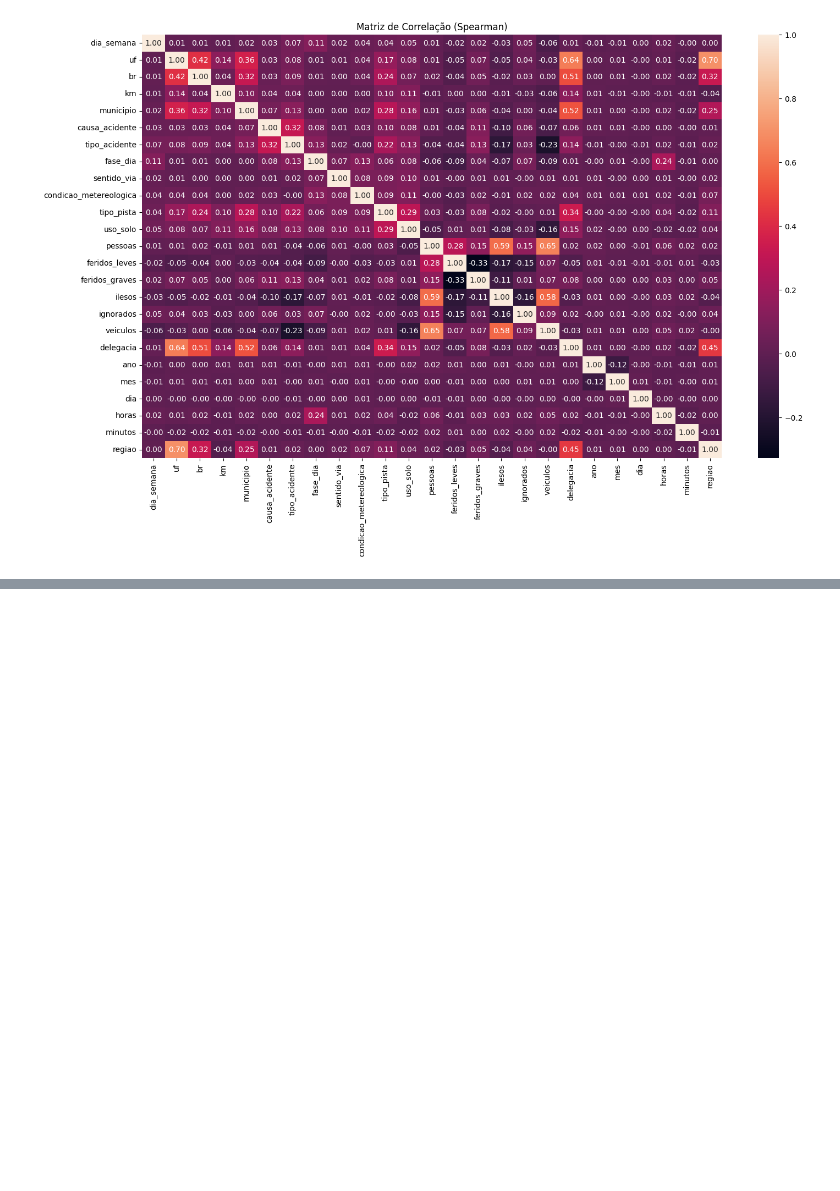
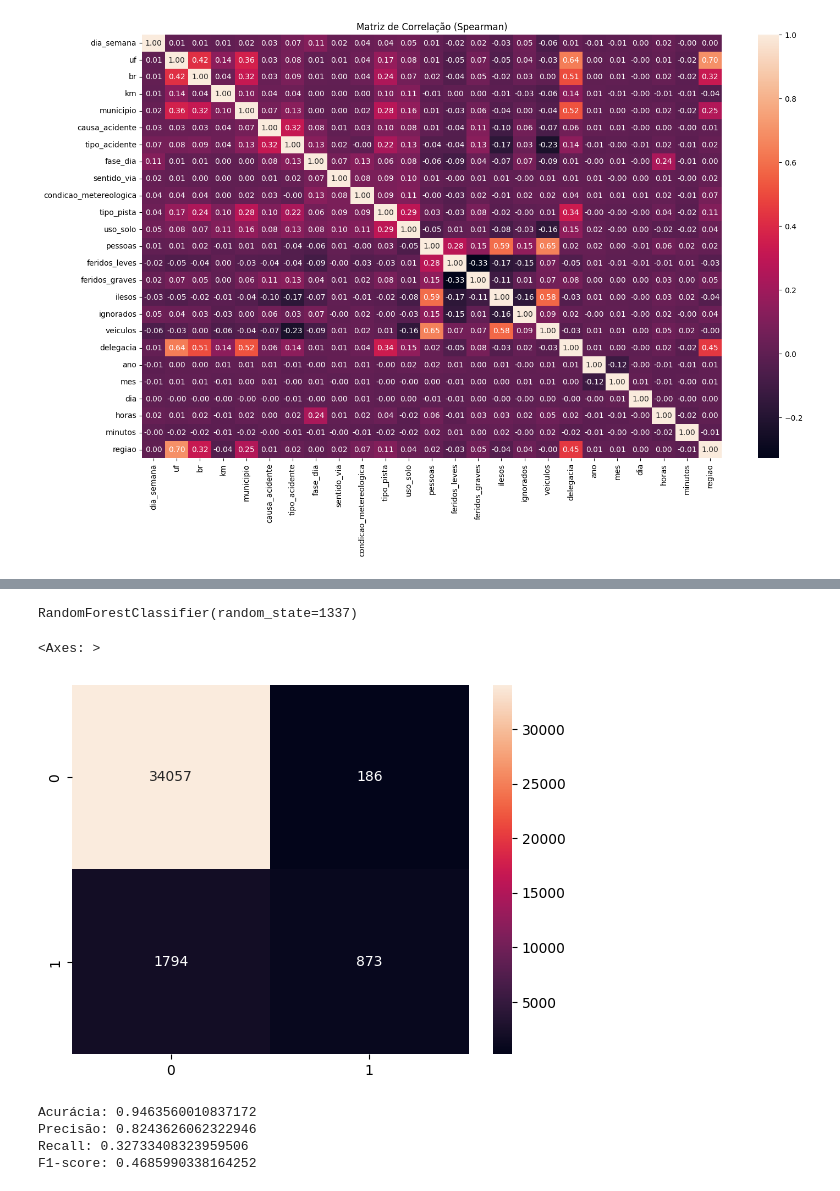
Before and after one commit to Muniz97/Data-Science---Federal-road-accidents---Brazil, a Jupyter notebook: 4 - Model/Federal_Accidents_Model.ipynb, the cells around one changed output, grey strips where cells are left out. Drawn from its saved outputs; the diff is of its cells as text; code cells hidden in the pictures; blank space fills up the shorter version.

```diff
--- a/4 - Model/Federal_Accidents_Model.ipynb
+++ b/4 - Model/Federal_Accidents_Model.ipynb
@@ -50,4 +49,6 @@ from sklearn.feature_selection import chi2
 from sklearn.feature_selection import SelectKBest, f_classif
 # %%
-k_best = SelectKBest(f_classif, k = 8)
+k_best = SelectKBest(f_classif, k = 15)
 k_best.fit(x_train, y_train)
+x_train_kbest = k_best.transform(x_train)
+x_test_kbest = k_best.transform(x_test)
@@ -55,0 +81,8 @@ SelectKBest(k=8)
+# %%
+model_random = RandomForestClassifier(n_estimators= 100, random_state = 1337)
+# %%
+model_random.fit(x_train_kbest,y_train)
+# %% [output]
+RandomForestClassifier(random_state=1337)
+# %%
+random_predict = model_random.predict(x_test_kbest)
@@ -55,0 +91,21 @@ SelectKBest(k=8)
+# %%
+matriz = confusion_matrix(y_test, random_predict)
+sns.heatmap(matriz, annot = True, fmt = '.0f')
+# %% [output]
+<Axes: >
+[figure, added]
+# %%
+accuracy = accuracy_score(y_test, random_predict)
+precision = precision_score(y_test, random_predict)
+recall = recall_score(y_test, random_predict)
+f1 = f1_score(y_test, random_predict)
+
+print(f'Acurácia: {accuracy}')
+print(f'Precisão: {precision}')
+print(f'Recall: {recall}')
+print(f'F1-score: {f1}')
+# %% [output]
+Acurácia: 0.9463560010837172
+Precisão: 0.8243626062322946
+Recall: 0.32733408323959506
+F1-score: 0.4685990338164252
```
Also changed, not shown: parts of 7 cells of this notebook.
